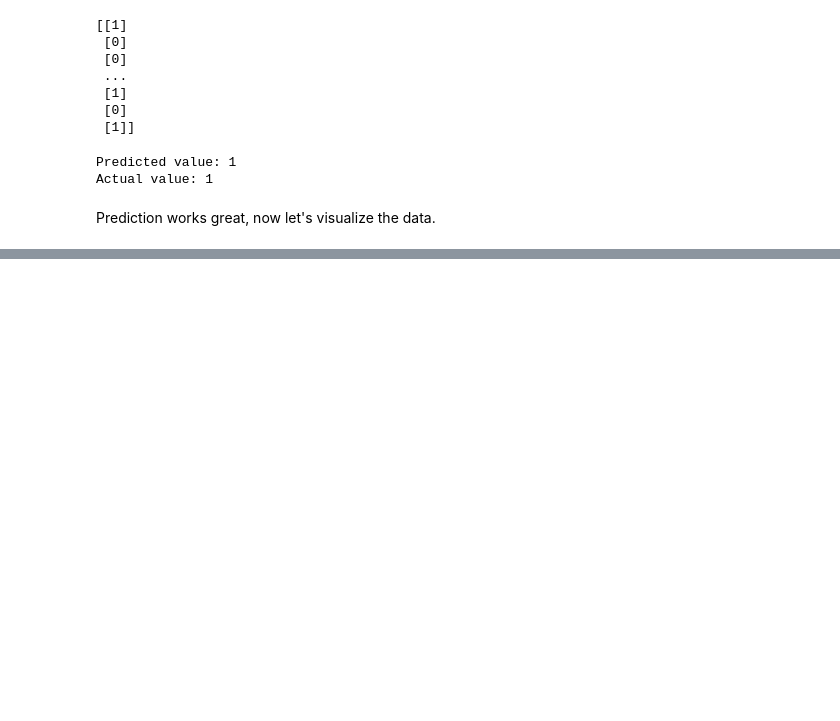
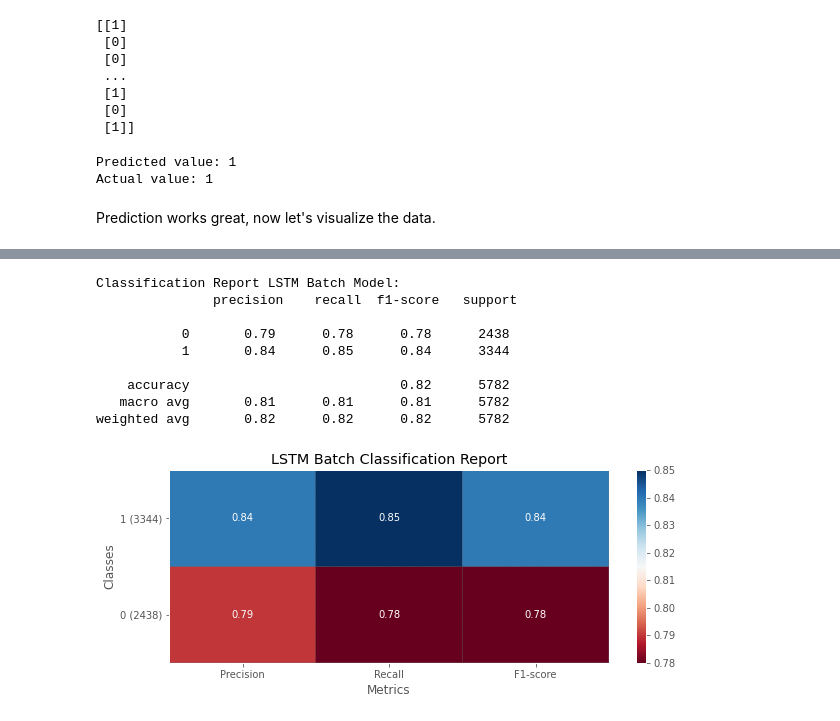
Before and after one commit to jackshendrikov/sentimento, a Jupyter notebook: Part III - Training and Development of Different LSTM Models.ipynb, the cells around one changed output, grey strips where cells are left out. Drawn from its saved outputs; the diff is of its cells as text; code cells hidden in the pictures; blank space fills up the shorter version.

```diff
--- a/Part III - Training and Development of Different LSTM Models.ipynb
+++ b/Part III - Training and Development of Different LSTM Models.ipynb
@@ -736,0 +741,27 @@ Prediction works great, now let's visualize the data.
+# %%
+def plot_classification_report(classification_report, title='Classification Report', cmap='RdBu'):
+
+    lines = classification_report.split('\n')
+
+    classes, plotMat, support, class_names = [], [], [], []
+
+    for line in lines[2 : (len(lines) - 5)]:
+        t = line.strip().split()
+        if len(t) < 2: continue
+        classes.append(t[0])
+        v = [float(x) for x in t[1: len(t) - 1]]
+        support.append(int(t[-1]))
+        class_names.append(t[0])
+        plotMat.append(v)
+
+    xlabel = 'Metrics'
+    ylabel = 'Classes'
+
+    xticklabels = ['Precision', 'Recall', 'F1-score']
+    yticklabels = ['{0} ({1})'.format(class_names[idx], sup) for idx, sup  in enumerate(support)]
+
+    figure_width = 25
+    figure_height = len(class_names) + 7
+    correct_orientation = False
+
+    heatmap(np.array(plotMat), title, xlabel, ylabel, xticklabels, yticklabels, figure_width, figure_height, correct_orientation, cmap=cmap)
@@ -736,0 +843,18 @@ Prediction works great, now let's visualize the data.
+# %%
+from sklearn.metrics import classification_report
+
+batch_prediction = (model_batch.predict(x_test) > 0.5).astype("int32")
+print('Classification Report LSTM Batch Model:\n', classification_report(y_test, batch_prediction))
+
+plot_classification_report(classification_report(y_test, batch_prediction), title='LSTM Batch Classification Report', cmap='RdBu')
+# %% [output]
+Classification Report LSTM Batch Model:
+               precision    recall  f1-score   support
+
+           0       0.79      0.78      0.78      2438
+           1       0.84      0.85      0.84      3344
+
+    accuracy                           0.82      5782
+   macro avg       0.81      0.81      0.81      5782
+weighted avg       0.82      0.82      0.82      5782
+[figure, added]
```
Also changed, not shown: parts of 12 cells of this notebook.
